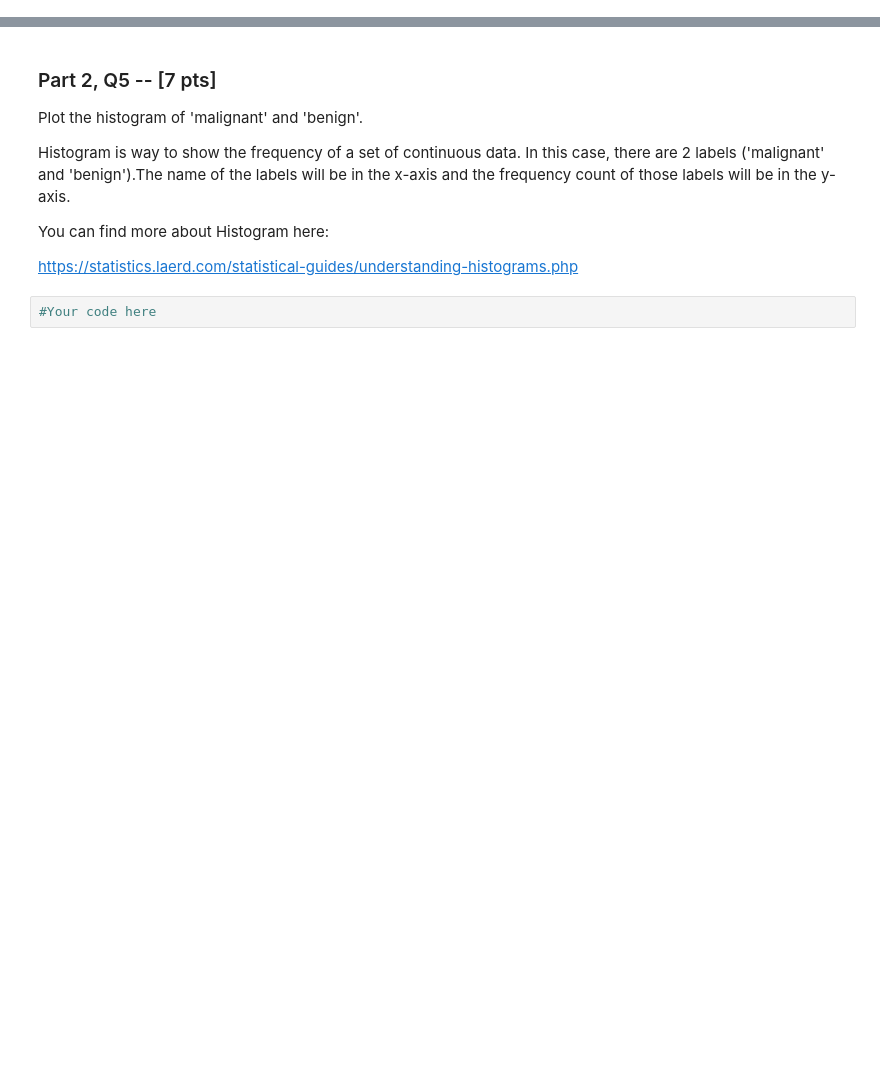
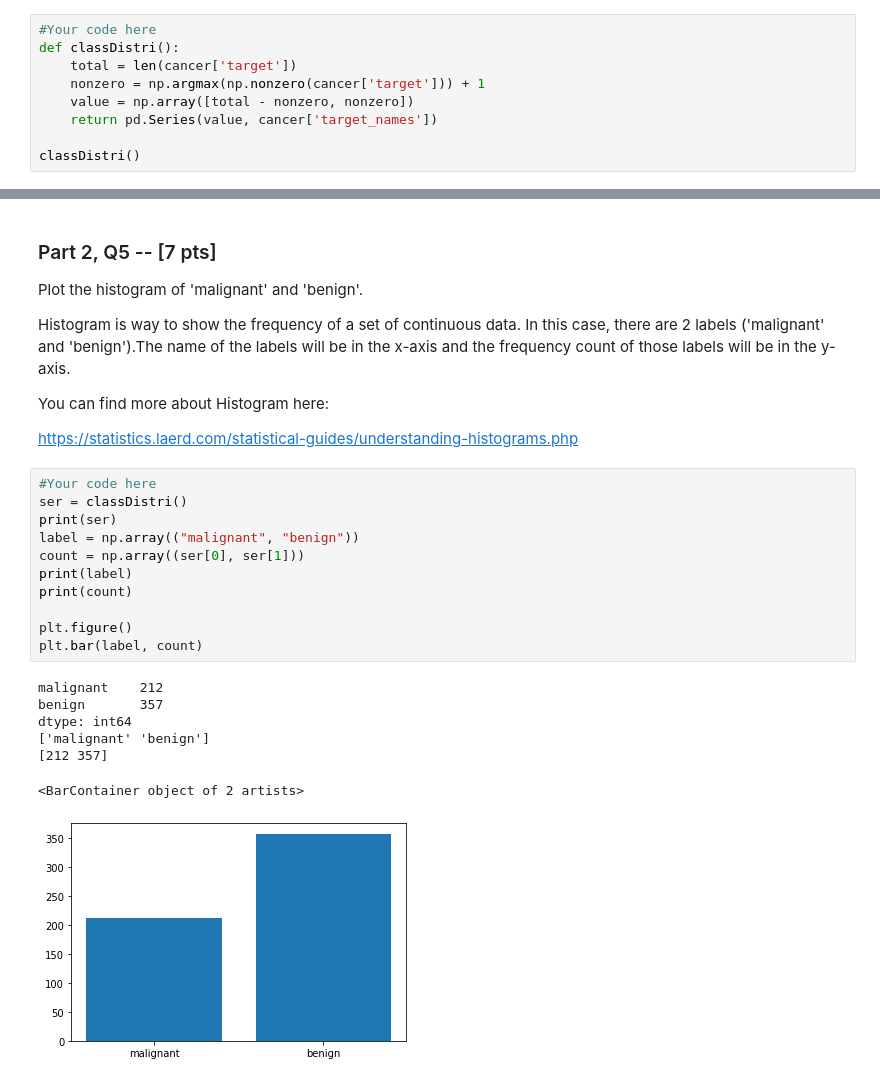
Before and after one commit to LongC24/UVM_CS254_HW, a Jupyter notebook: Assignment1.ipynb, the cells around one changed output, grey strips where cells are left out. Cells and saved outputs as stored; diff of their text form; blank space fills up the shorter version.

```diff
--- a/Assignment1.ipynb
+++ b/Assignment1.ipynb
@@ -240,0 +372,9 @@ This function should return a Series of length 2 with integer values and index =
+# %%
+#Your code here
+def classDistri():
+    total = len(cancer['target'])
+    nonzero = np.argmax(np.nonzero(cancer['target'])) + 1
+    value = np.array([total - nonzero, nonzero])
+    return pd.Series(value, cancer['target_names'])
+
+classDistri()
@@ -260,5 +428,22 @@ Histogram is way to show the frequency of a set of continuous data. In this case
 You can find more about Histogram here:
 
 https://statistics.laerd.com/statistical-guides/understanding-histograms.php
-# %%
-#Your code here
+# %%
+#Your code here
+ser = classDistri()
+print(ser)
+label = np.array(("malignant", "benign"))
+count = np.array((ser[0], ser[1]))
+print(label)
+print(count)
+
+plt.figure()
+plt.bar(label, count)
+# %% [output]
+malignant    212
+benign       357
+dtype: int64
+['malignant' 'benign']
+[212 357]
+<BarContainer object of 2 artists>
+[figure, added]
```
Also changed, not shown: parts of 22 cells of this notebook.
